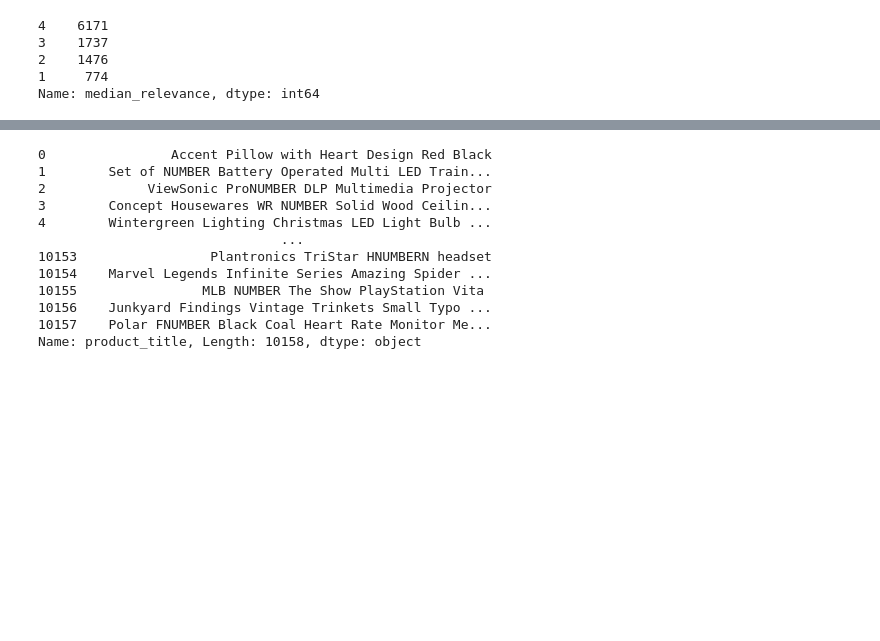
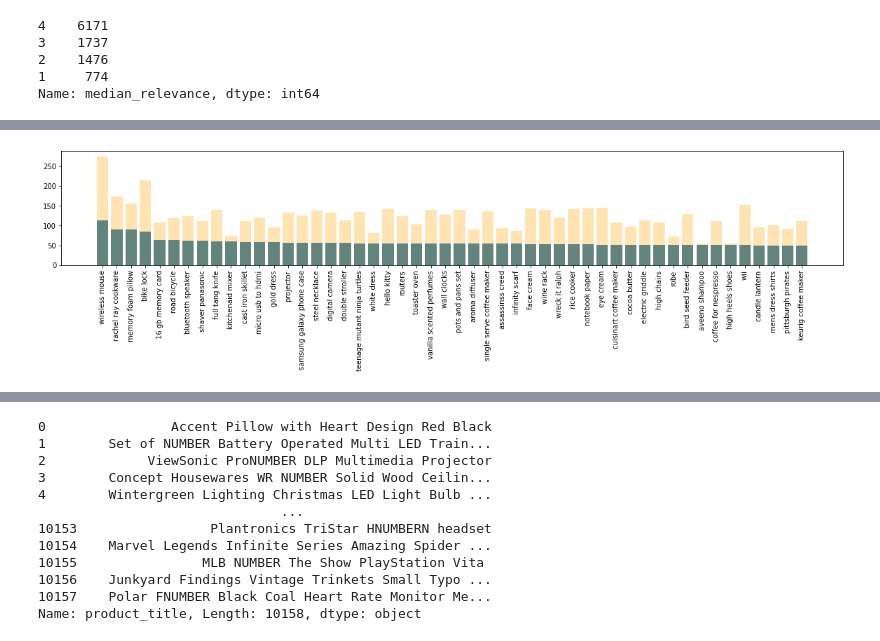
Before and after one commit to Ruparna25/search_relevance, a Jupyter notebook: SearchRelevance_v4.0.ipynb, the cells around one changed output, grey strips where cells are left out. Saved outputs shown, nothing was run; the diff lists cells and outputs as text; code cells hidden in the pictures; blank space fills up the shorter version.

```diff
--- a/SearchRelevance_v4.0.ipynb
+++ b/SearchRelevance_v4.0.ipynb
@@ -28,7 +28,7 @@ Data columns (total 6 columns):
 dtypes: float64(1), int64(2), object(3)
 memory usage: 476.3+ KB
 # %%
-search_test=pd.read_csv('SearchReltest.csv')
+search_test=pd.read_csv('/content/sample_data/test.csv')
 # %%
 search_test.head()
 # %% [output]
@@ -99 +118,15 @@ Name: median_relevance, dtype: int64
+# %%
+import matplotlib.pyplot as plt
+
+df = search_df['query'].value_counts().rename_axis('query').reset_index(name='counts')
+df_test = search_test['query'].value_counts().rename_axis('query').reset_index(name='counts')
+df=df.merge(df_test,how='left',left_on='query',right_on='query')
+df=df[:50]
+
+plt.bar(df['query'],df['counts_x'])
+plt.bar(df['query'],df['counts_y'],color='orange',alpha=0.3)
+plt.xticks(rotation= 90)
+plt.show()
+# %% [output]
+[figure, added]
 # %%
```
Also changed, not shown: parts of 7 cells of this notebook.
